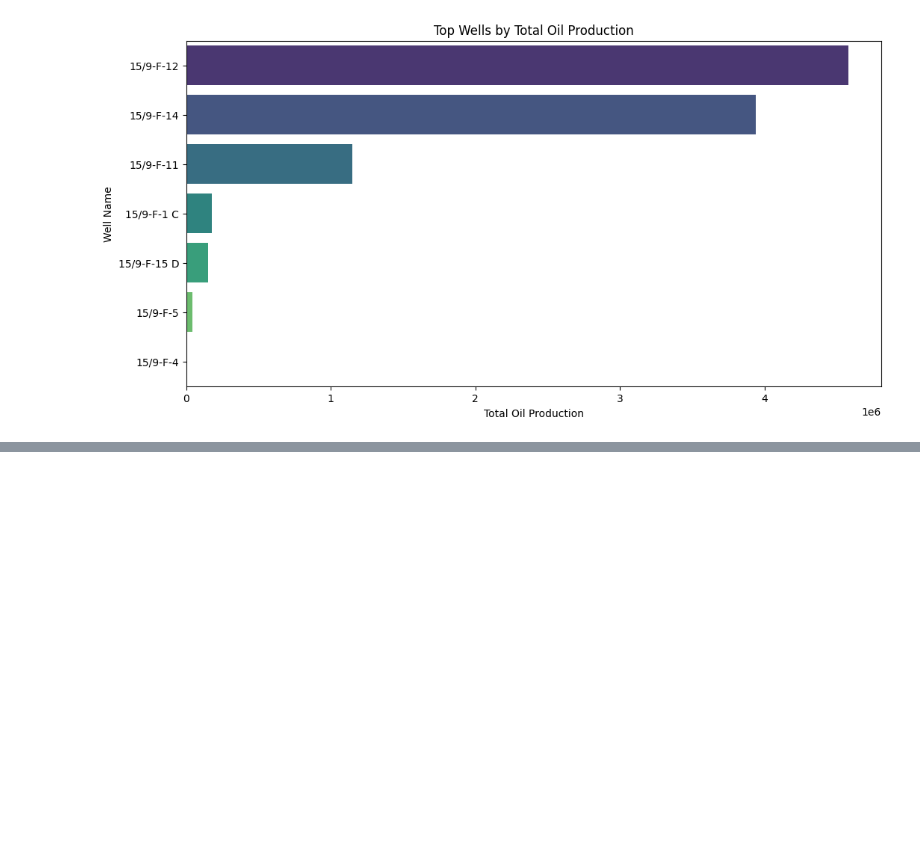
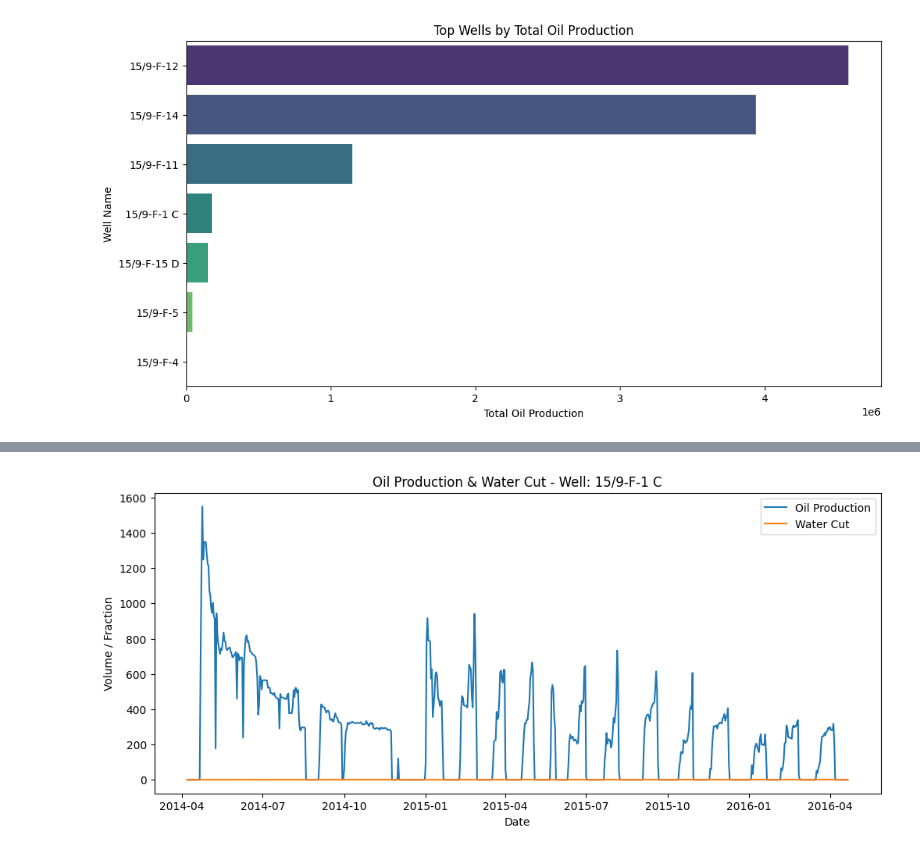
Before and after one commit to Anmol1301/Production-Forecasting, a Jupyter notebook: data_exploration.ipynb, the cells around one changed output, grey strips where cells are left out. Drawn from its saved outputs; the diff is of its cells as text; code cells hidden in the pictures; blank space fills up the shorter version.

```diff
--- a/data_exploration.ipynb
+++ b/data_exploration.ipynb
@@ -165,0 +241,33 @@ well_data[features_cols] = well_data[features_cols].fillna(0)
+# %%
+# 1️⃣ Convert date column to datetime
+daily_df["DATEPRD"] = pd.to_datetime(daily_df["DATEPRD"])
+
+# 2️⃣ Sort data by date for each well
+daily_df = daily_df.sort_values(["NPD_WELL_BORE_NAME", "DATEPRD"])
+
+# 3️⃣ Fill missing numeric values with 0
+numeric_cols = ["ON_STREAM_HRS", "AVG_CHOKE_SIZE_P", "AVG_WHP_P",
+                "AVG_WHT_P", "BORE_OIL_VOL", "BORE_GAS_VOL", "BORE_WAT_VOL"]
+daily_df[numeric_cols] = daily_df[numeric_cols].fillna(0)
+
+# 4️⃣ Create new features (optional but useful)
+# Example: Water cut (WC) = Water / (Oil + Water)
+daily_df["WATER_CUT"] = daily_df["BORE_WAT_VOL"] / (daily_df["BORE_OIL_VOL"] + daily_df["BORE_WAT_VOL"] + 1e-6)
+
+# Example: Gas-Oil Ratio (GOR) = Gas / Oil
+daily_df["GOR"] = daily_df["BORE_GAS_VOL"] / (daily_df["BORE_OIL_VOL"] + 1e-6)
+
+# 5️⃣ Quick visualization: Oil vs Water Cut for one well
+well_name = daily_df["NPD_WELL_BORE_NAME"].unique()[0]
+well_data = daily_df[daily_df["NPD_WELL_BORE_NAME"] == well_name]
+
+plt.figure(figsize=(12,5))
+plt.plot(well_data["DATEPRD"], well_data["BORE_OIL_VOL"], label="Oil Production")
+plt.plot(well_data["DATEPRD"], well_data["WATER_CUT"], label="Water Cut")
+plt.title(f"Oil Production & Water Cut - Well: {well_name}")
+plt.xlabel("Date")
+plt.ylabel("Volume / Fraction")
+plt.legend()
+plt.show()
+# %% [output]
+[figure, added]
```
Also changed, not shown: parts of 6 cells of this notebook.
